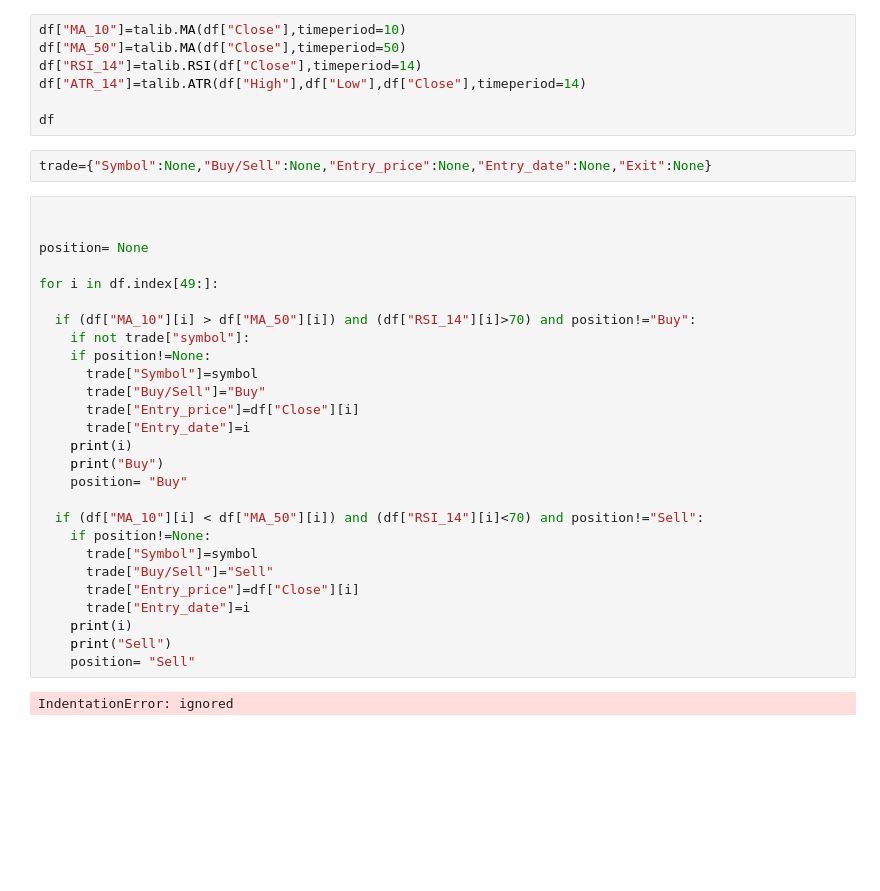
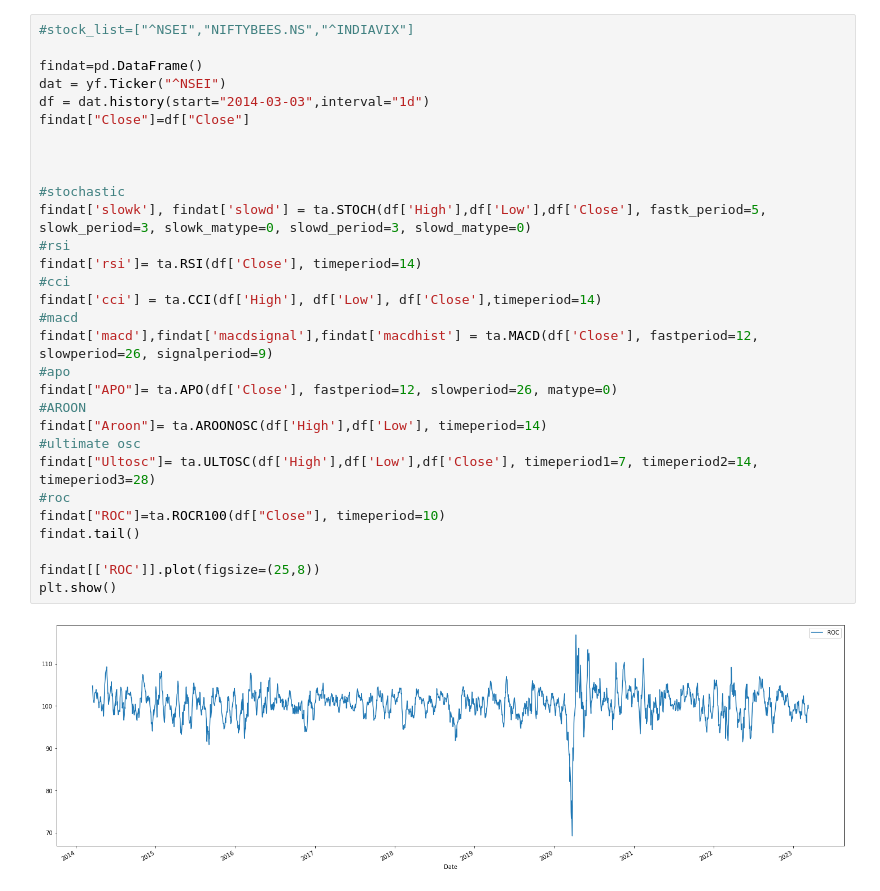
Before and after one commit to namek97/Code_accumulative, a Jupyter notebook: Code_acd.ipynb, the cells around one changed output. Cells and saved outputs as stored; diff of their text form; blank space fills up the shorter version.

```diff
--- a/Code_acd.ipynb
+++ b/Code_acd.ipynb
@@ -55,38 +64,32 @@ df.tail()
-# %%
-df["MA_10"]=talib.MA(df["Close"],timeperiod=10)
-df["MA_50"]=talib.MA(df["Close"],timeperiod=50)
-df["RSI_14"]=talib.RSI(df["Close"],timeperiod=14)
-df["ATR_14"]=talib.ATR(df["High"],df["Low"],df["Close"],timeperiod=14)
-
-df
-# %%
-trade={"Symbol":None,"Buy/Sell":None,"Entry_price":None,"Entry_date":None,"Exit":None}
-# %%
-
-
-position= None
-
-for i in df.index[49:]:
-
-  if (df["MA_10"][i] > df["MA_50"][i]) and (df["RSI_14"][i]>70) and position!="Buy":
-    if not trade["symbol"]:
-    if position!=None:
-      trade["Symbol"]=symbol
-      trade["Buy/Sell"]="Buy"
-      trade["Entry_price"]=df["Close"][i]
-      trade["Entry_date"]=i
-    print(i)
-    print("Buy")
-    position= "Buy"
-
-  if (df["MA_10"][i] < df["MA_50"][i]) and (df["RSI_14"][i]<70) and position!="Sell":
-    if position!=None:
-      trade["Symbol"]=symbol
-      trade["Buy/Sell"]="Sell"
-      trade["Entry_price"]=df["Close"][i]
-      trade["Entry_date"]=i
-    print(i)
-    print("Sell")
-    position= "Sell"
-# %% [output]
-IndentationError: ignored
+# %%
+#stock_list=["^NSEI","NIFTYBEES.NS","^INDIAVIX"]
+
+findat=pd.DataFrame()
+dat = yf.Ticker("^NSEI")
+df = dat.history(start="2014-03-03",interval="1d")
+findat["Close"]=df["Close"]
+
+
+
+#stochastic
+findat['slowk'], findat['slowd'] = ta.STOCH(df['High'],df['Low'],df['Close'], fastk_period=5, slowk_period=3, slowk_matype=0, slowd_period=3, slowd_matype=0)
+#rsi
+findat['rsi']= ta.RSI(df['Close'], timeperiod=14)
+#cci
+findat['cci'] = ta.CCI(df['High'], df['Low'], df['Close'],timeperiod=14)
+#macd
+findat['macd'],findat['macdsignal'],findat['macdhist'] = ta.MACD(df['Close'], fastperiod=12, slowperiod=26, signalperiod=9)
+#apo
+findat["APO"]= ta.APO(df['Close'], fastperiod=12, slowperiod=26, matype=0)
+#AROON
+findat["Aroon"]= ta.AROONOSC(df['High'],df['Low'], timeperiod=14)
+#ultimate osc
+findat["Ultosc"]= ta.ULTOSC(df['High'],df['Low'],df['Close'], timeperiod1=7, timeperiod2=14, timeperiod3=28)
+#roc
+findat["ROC"]=ta.ROCR100(df["Close"], timeperiod=10)
+findat.tail()
+
+findat[['ROC']].plot(figsize=(25,8))
+plt.show()
+# %% [output]
+[figure, added]
```
Also changed, not shown: parts of 5 cells of this notebook.
